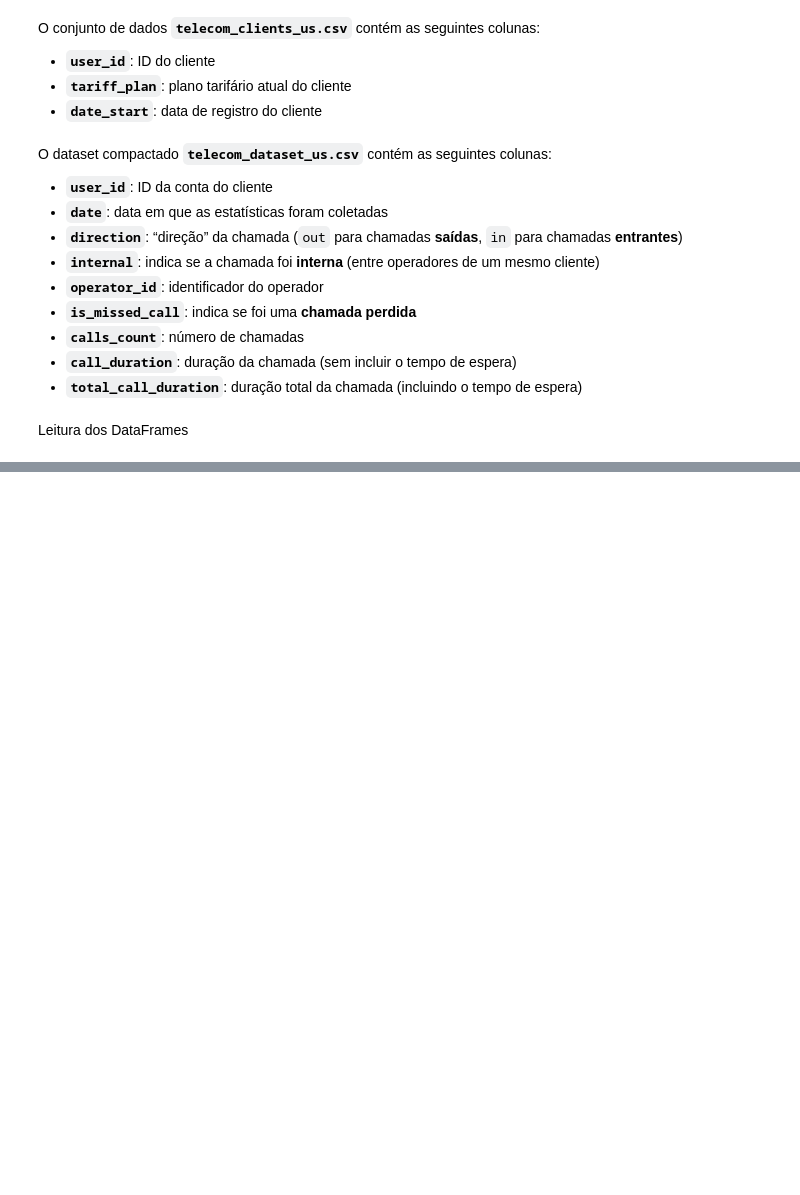
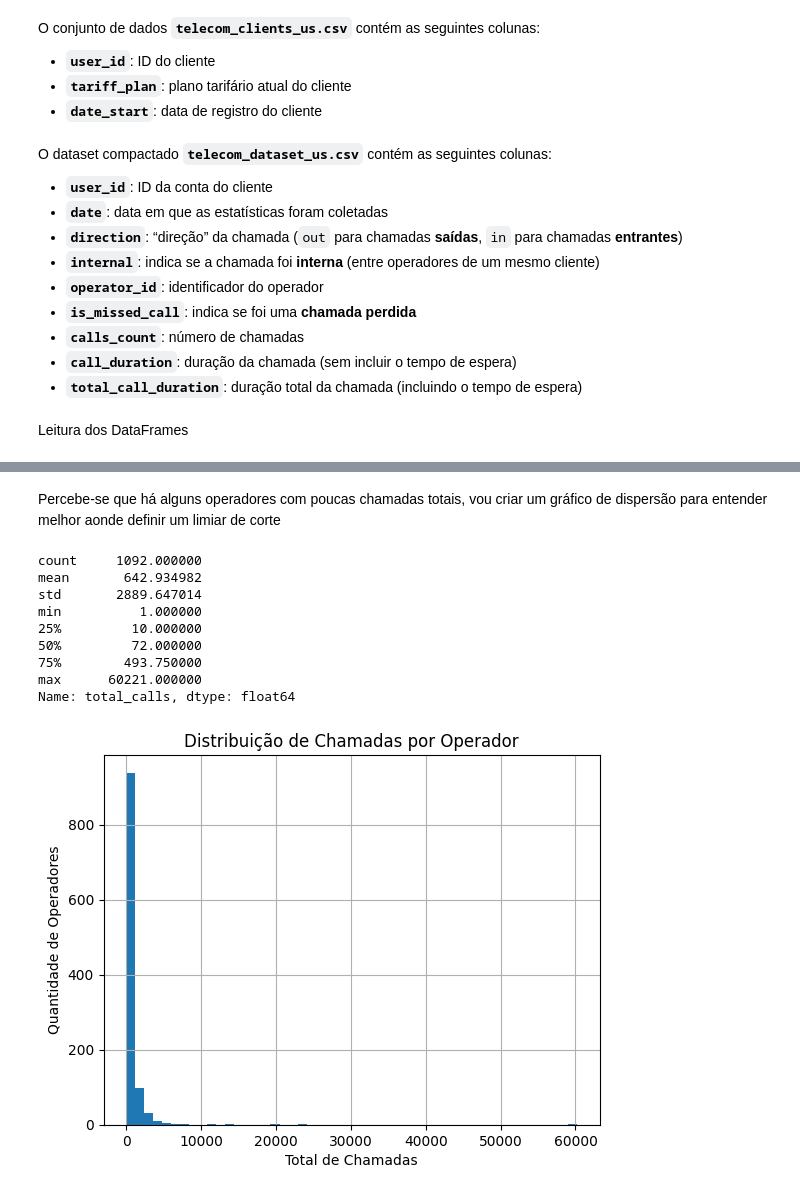
Before and after one commit to ezodia1/PROJETO-FINAL, a Jupyter notebook: projetofinal.ipynb, the cells around one changed output, grey strips where cells are left out. Drawn from its saved outputs; the diff is of its cells as text; code cells hidden in the pictures; blank space fills up the shorter version.

```diff
--- a/projetofinal.ipynb
+++ b/projetofinal.ipynb
@@ -63,2 +66,18 @@ display(df_data.sample(30))
 # %%
+# Converter operator_id de float para string e date para datetime
+
+df_data['date'] = pd.to_datetime(df_data['date'], utc=True).dt.tz_localize(None)
+df_data['operator_id'] = df_data['operator_id'].astype('Int64').astype(str).replace('<NA>', pd.NA)
+
+# Criar coluna wait_time = total_call_duration − call_duration
+df_data['wait_time'] = df_data['total_call_duration'] - df_data['call_duration']
+
+# Verificar e remover duplicatas
+df_data = df_data.drop_duplicates()
+
+# Remover NaN em internal
+df_data = df_data.dropna(subset=['internal'])
+
+print(df_data.shape)
+print(df_data.dtypes)
 # %% [output]
@@ -65,0 +100,9 @@ display(df_data.sample(30))
+# %%
+df_operators = df_data.dropna(subset=['operator_id'])
+
+df_grouped = df_operators.groupby('operator_id').agg(
+    total_calls    = ('calls_count', 'sum'),
+    missed_calls   = ('is_missed_call', 'sum'),
+    avg_wait_time  = ('wait_time', 'mean'),
+    outbound_calls = ('calls_count', lambda x: x[df_operators.loc[x.index, 'direction'] == 'out'].sum()),
+).reset_index()
@@ -65,0 +111,5 @@ display(df_data.sample(30))
+# %%
+df_grouped['missed_rate'] = df_grouped['missed_calls'] / df_grouped['total_calls']
+
+print(df_grouped.shape)
+display(df_grouped.head(20))
@@ -65,0 +135,20 @@ display(df_data.sample(30))
+# %% [markdown]
+Percebe-se que há alguns operadores com poucas chamadas totais, vou criar um gráfico de dispersão para entender melhor aonde definir um limiar de corte
+# %%
+print(df_grouped['total_calls'].describe())
+df_grouped['total_calls'].hist(bins=50)
+plt.xlabel('Total de Chamadas')
+plt.ylabel('Quantidade de Operadores')
+plt.title('Distribuição de Chamadas por Operador')
+plt.show()
+# %% [output]
+count     1092.000000
+mean       642.934982
+std       2889.647014
+min          1.000000
+25%         10.000000
+50%         72.000000
+75%        493.750000
+max      60221.000000
+Name: total_calls, dtype: float64
+[figure, added]
```
Also changed, not shown: parts of 18 cells of this notebook.
